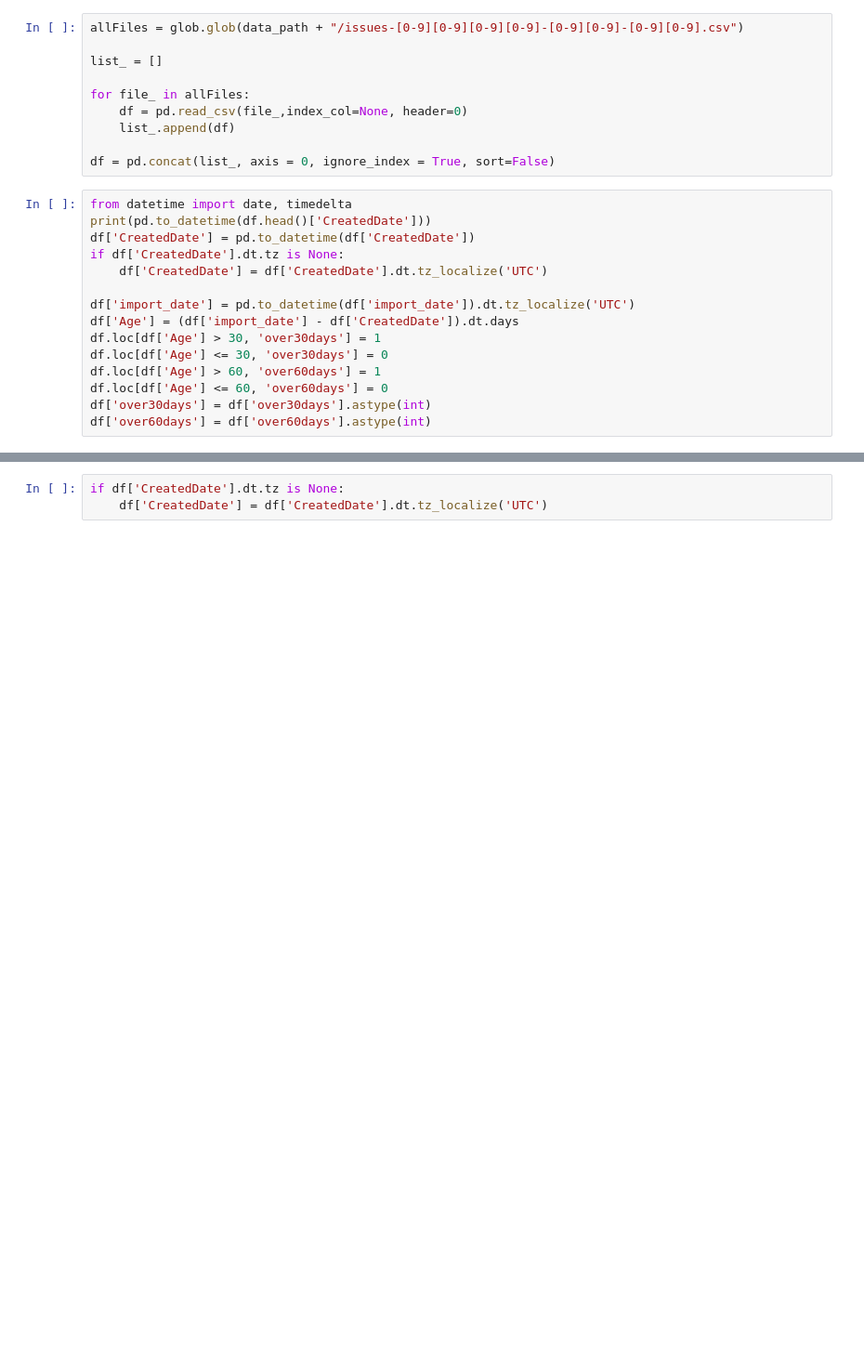
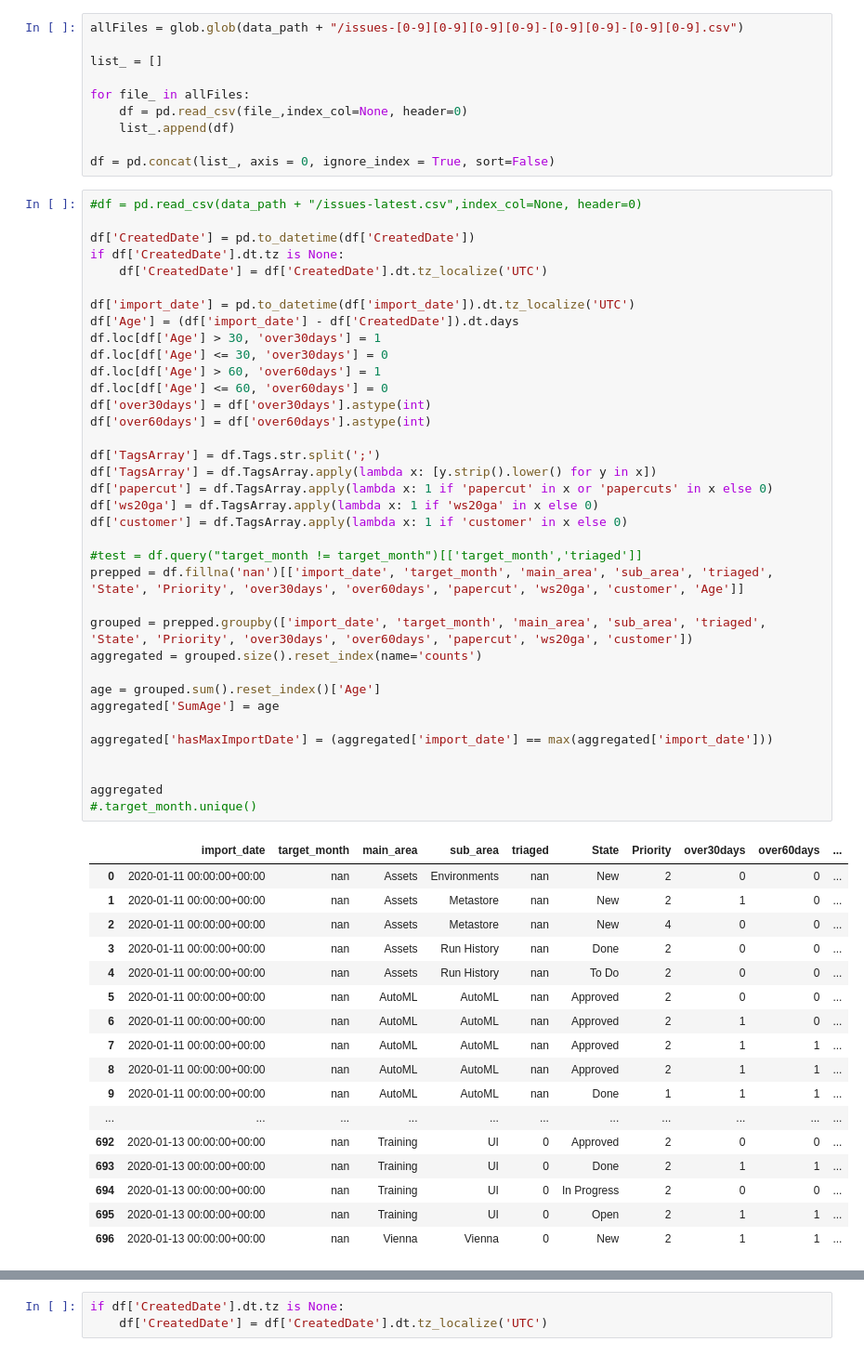
Before and after one commit to clauren42/devops_objectivesandepics, a Jupyter notebook: Analyze Bugs.ipynb, the cells around one changed output, grey strips where cells are left out. Shown at 93% size. Drawn from its saved outputs; the diff is of its cells as text; blank space fills up the shorter version.

```diff
--- a/Analyze Bugs.ipynb
+++ b/Analyze Bugs.ipynb
@@ -13,18 +35,56 @@ for file_ in allFiles:
 
 df = pd.concat(list_, axis = 0, ignore_index = True, sort=False)
 # %%
-from datetime import date, timedelta
-print(pd.to_datetime(df.head()['CreatedDate']))
+#df = pd.read_csv(data_path + "/issues-latest.csv",index_col=None, header=0)
+
 df['CreatedDate'] = pd.to_datetime(df['CreatedDate'])
 if df['CreatedDate'].dt.tz is None:
     df['CreatedDate'] = df['CreatedDate'].dt.tz_localize('UTC')
 
 df['import_date'] = pd.to_datetime(df['import_date']).dt.tz_localize('UTC')
 df['Age'] = (df['import_date'] - df['CreatedDate']).dt.days
 df.loc[df['Age'] > 30, 'over30days'] = 1
 df.loc[df['Age'] <= 30, 'over30days'] = 0
 df.loc[df['Age'] > 60, 'over60days'] = 1
 df.loc[df['Age'] <= 60, 'over60days'] = 0
 df['over30days'] = df['over30days'].astype(int)
 df['over60days'] = df['over60days'].astype(int)
+
+df['TagsArray'] = df.Tags.str.split(';')
+df['TagsArray'] = df.TagsArray.apply(lambda x: [y.strip().lower() for y in x])
+df['papercut'] = df.TagsArray.apply(lambda x: 1 if 'papercut' in x or 'papercuts' in x else 0)
+df['ws20ga'] = df.TagsArray.apply(lambda x: 1 if 'ws20ga' in x else 0)
+df['customer'] = df.TagsArray.apply(lambda x: 1 if 'customer' in x else 0)
+
+#test = df.query("target_month != target_month")[['target_month','triaged']]
+prepped = df.fillna('nan')[['import_date', 'target_month', 'main_area', 'sub_area', 'triaged', 'State', 'Priority', 'over30days', 'over60days', 'papercut', 'ws20ga', 'customer', 'Age']]
+
+grouped = prepped.groupby(['import_date', 'target_month', 'main_area', 'sub_area', 'triaged', 'State', 'Priority', 'over30days', 'over60days', 'papercut', 'ws20ga', 'customer'])
+aggregated = grouped.size().reset_index(name='counts')
+
+age = grouped.sum().reset_index()['Age']
+aggregated['SumAge'] = age
+
+aggregated['hasMaxImportDate'] = (aggregated['import_date'] == max(aggregated['import_date']))
+
+
+aggregated
+#.target_month.unique()
 # %% [output]
+|  | import_date | target_month | main_area | sub_area | triaged | State | Priority | over30days | over60days | ... |
+| 0 | 2020-01-11 00:00:00+00:00 | nan | Assets | Environments | nan | New | 2 | 0 | 0 | ... |
+| 1 | 2020-01-11 00:00:00+00:00 | nan | Assets | Metastore | nan | New | 2 | 1 | 0 | ... |
+| 2 | 2020-01-11 00:00:00+00:00 | nan | Assets | Metastore | nan | New | 4 | 0 | 0 | ... |
+| 3 | 2020-01-11 00:00:00+00:00 | nan | Assets | Run History | nan | Done | 2 | 0 | 0 | ... |
+| 4 | 2020-01-11 00:00:00+00:00 | nan | Assets | Run History | nan | To Do | 2 | 0 | 0 | ... |
+| 5 | 2020-01-11 00:00:00+00:00 | nan | AutoML | AutoML | nan | Approved | 2 | 0 | 0 | ... |
+| 6 | 2020-01-11 00:00:00+00:00 | nan | AutoML | AutoML | nan | Approved | 2 | 1 | 0 | ... |
+| 7 | 2020-01-11 00:00:00+00:00 | nan | AutoML | AutoML | nan | Approved | 2 | 1 | 1 | ... |
+| 8 | 2020-01-11 00:00:00+00:00 | nan | AutoML | AutoML | nan | Approved | 2 | 1 | 1 | ... |
+| 9 | 2020-01-11 00:00:00+00:00 | nan | AutoML | AutoML | nan | Done | 1 | 1 | 1 | ... |
+| ... | ... | ... | ... | ... | ... | ... | ... | ... | ... | ... |
+| 692 | 2020-01-13 00:00:00+00:00 | nan | Training | UI | 0 | Approved | 2 | 0 | 0 | ... |
+| 693 | 2020-01-13 00:00:00+00:00 | nan | Training | UI | 0 | Done | 2 | 1 | 1 | ... |
+| 694 | 2020-01-13 00:00:00+00:00 | nan | Training | UI | 0 | In Progress | 2 | 0 | 0 | ... |
+| 695 | 2020-01-13 00:00:00+00:00 | nan | Training | UI | 0 | Open | 2 | 1 | 1 | ... |
+| 696 | 2020-01-13 00:00:00+00:00 | nan | Vienna | Vienna | 0 | New | 2 | 1 | 1 | ... |
```
Also changed, not shown: parts of 9 cells of this notebook, 3 other files.
